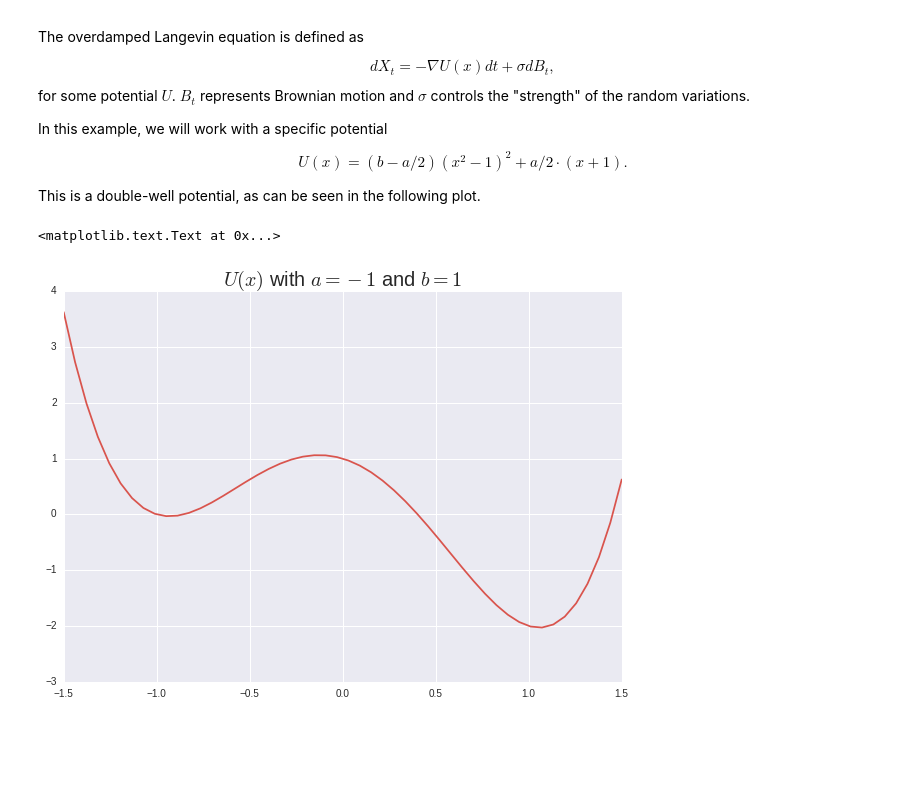
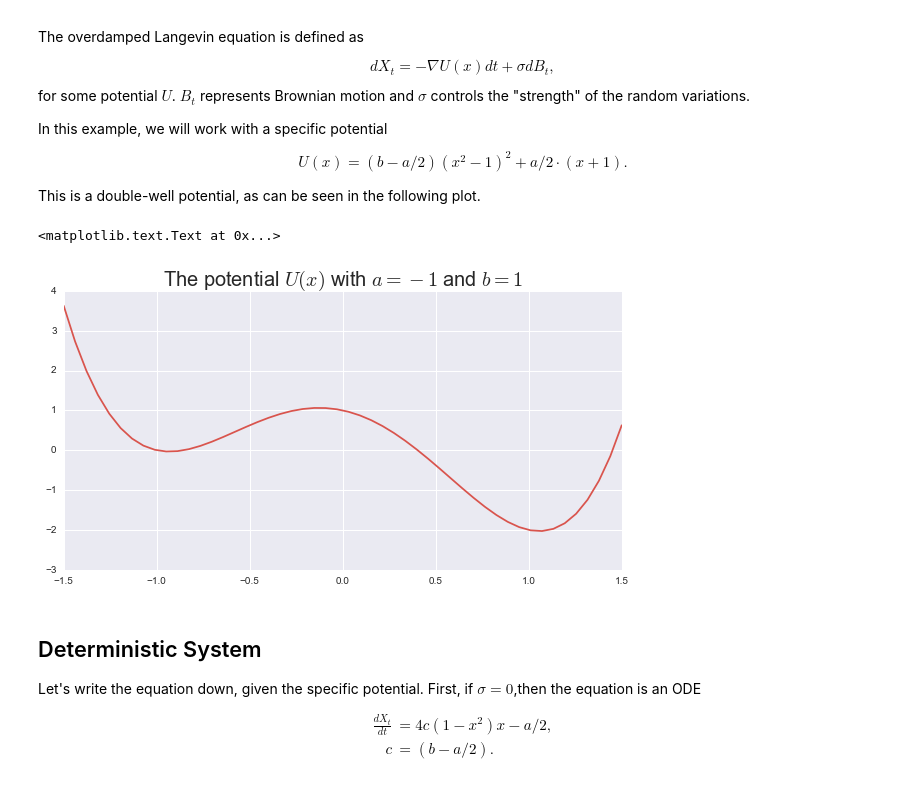
Before and after one commit to kgourgou/stoch-algo-variational-inference, a Jupyter notebook: ipython_notebooks/langevin.ipynb, the cells around one changed output. Drawn from its saved outputs; the diff is of its cells as text; code cells hidden in the pictures; blank space fills up the shorter version.

```diff
--- a/ipython_notebooks/langevin.ipynb
+++ b/ipython_notebooks/langevin.ipynb
@@ -2,13 +2,12 @@
 # Importing some python libraries.
 import numpy as np
 from numpy.random import randn
-
 import matplotlib.pyplot as pl
 import seaborn as sns
 %matplotlib inline
 # Fixing figure sizes
 from pylab import rcParams
-rcParams['figure.figsize'] = 10,7
+rcParams['figure.figsize'] = 10,5
 
 import sympy as sp
 
@@ -34,11 +33,21 @@ This is a double-well potential, as can be seen in the following plot.
 # %%
 a = -1;
 b = 1;
 U = lambda x: (b-a/2)*(x**2-1)**2+a/2*(x+1)
 
 x = np.linspace(-1.5,1.5)
 pl.plot(x,U(x),color=pale_red)
-pl.title('$U(x)$ with $a=-1$ and $b=1$',fontsize=20)
+pl.title('The potential $U(x)$ with $a=-1$ and $b=1$',fontsize=20)
 # %% [output]
 <matplotlib.text.Text at 0x...>
-[figure, old version]
+[figure, new version]
+# %% [markdown]
+## Deterministic System
+
+Let's write the equation down, given the specific potential. First, if $\sigma=0$,then the equation is an ODE
+
+$$
+\begin{align}
+\frac{dX_t}{dt}&=4c(1-x^2)x-a/2,\\c&=(b-a/2).
+\end{align}
+$$
```
Also changed, not shown: parts of 14 cells of this notebook.
